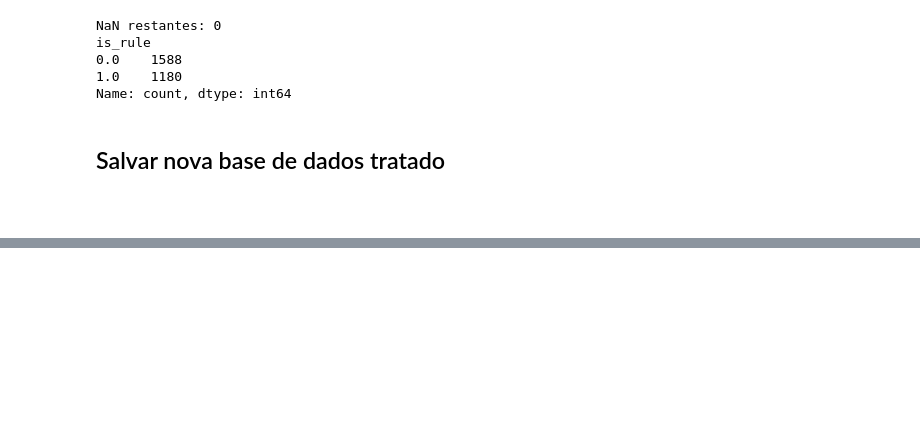
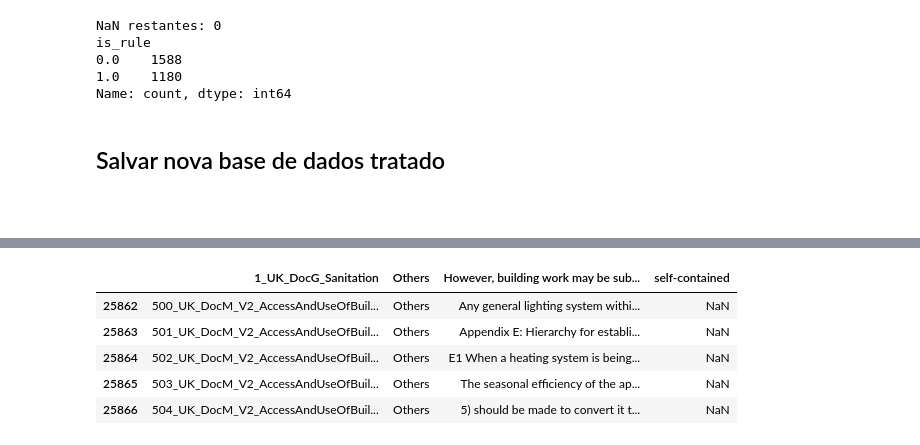
Before and after one commit to FerDelbo/rule-classification, a Jupyter notebook: src/cleaning_dataset.ipynb, the cells around one changed output, grey strips where cells are left out. Cells and saved outputs as stored; diff of their text form; code cells hidden in the pictures; blank space fills up the shorter version.

```diff
--- a/src/cleaning_dataset.ipynb
+++ b/src/cleaning_dataset.ipynb
@@ -431,0 +489,3 @@ df_clean.to_csv('../data/classification_dataset_cleaned(2).csv', index=False)
+# %%
+## Tratamento
+remove_unname_columns = [col for col in df_base.columns if col.startswith('Unnamed')]
@@ -431,0 +500,9 @@ df_clean.to_csv('../data/classification_dataset_cleaned(2).csv', index=False)
+# %%
+df_base_clear.tail()
+# %% [output]
+|  | 1_UK_DocG_Sanitation | Others | However, building work may be sub... | self-contained |
+| 25862 | 500_UK_DocM_V2_AccessAndUseOfBuil... | Others | Any general lighting system withi... | NaN |
+| 25863 | 501_UK_DocM_V2_AccessAndUseOfBuil... | Others | Appendix E: Hierarchy for establi... | NaN |
+| 25864 | 502_UK_DocM_V2_AccessAndUseOfBuil... | Others | E1 When a heating system is being... | NaN |
+| 25865 | 503_UK_DocM_V2_AccessAndUseOfBuil... | Others | The seasonal efficiency of the ap... | NaN |
+| 25866 | 504_UK_DocM_V2_AccessAndUseOfBuil... | Others | 5) should be made to convert it t... | NaN |
```
Also changed, not shown: parts of 9 cells of this notebook, 4 other files.
